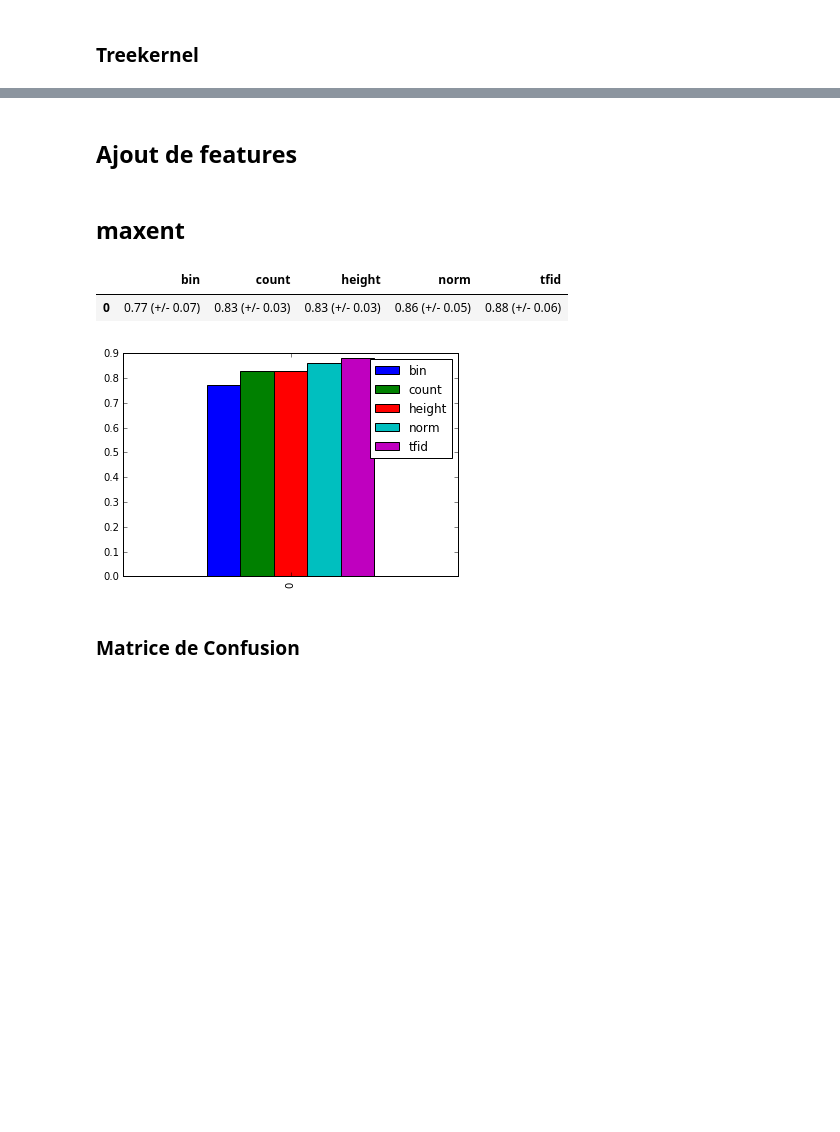
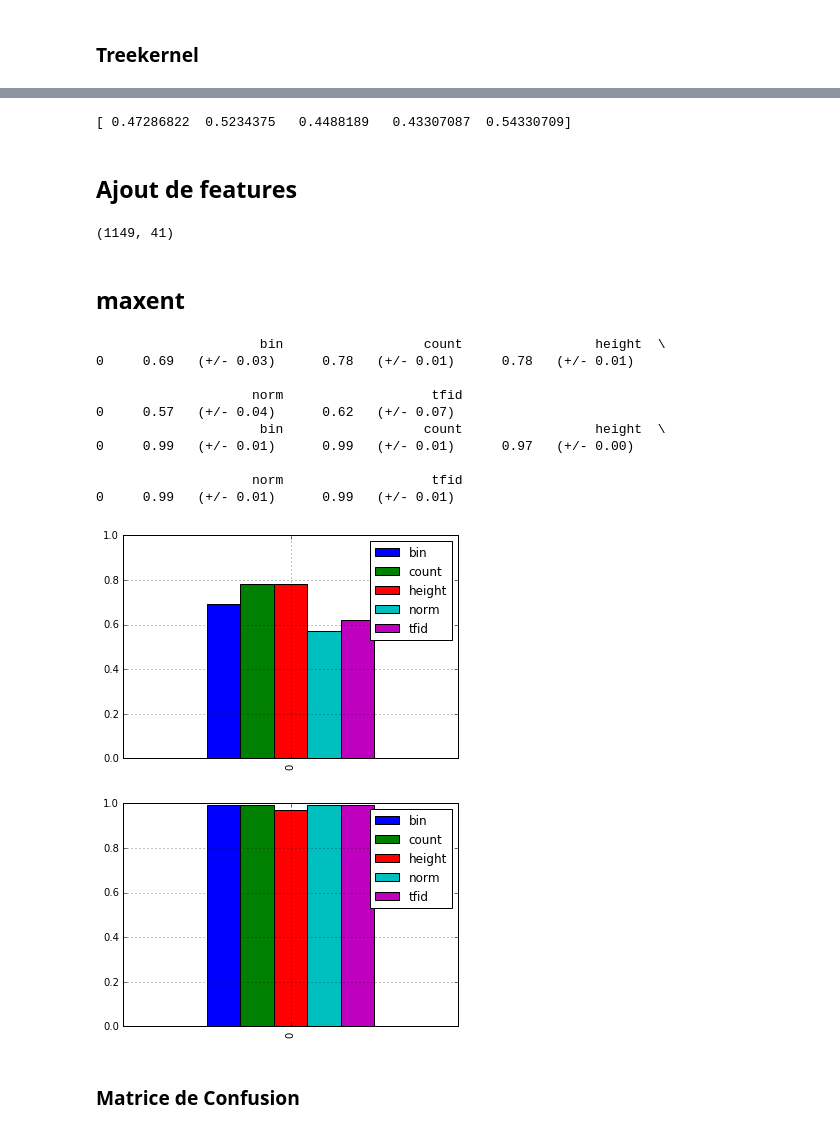
Before and after one commit to emited/discourseAnalysis, a Jupyter notebook: code/experiments.ipynb, the cells around one changed output, grey strips where cells are left out. Cells and saved outputs as stored; diff of their text form; code cells hidden in the pictures; blank space fills up the shorter version.

```diff
--- a/code/experiments.ipynb
+++ b/code/experiments.ipynb
@@ -60,7 +117,7 @@ svm_res
 # %% [markdown]
 ### Introspection du modèle
 # %%
-D = pickle.load(open('../../data/dicts.pkl','r'))
+D = pickle.load(open('../../data/test/dicts.pkl','r'))
 # %%
 svm_lin_clf = svm.SVC(kernel='linear')
 svm_lin_clf.fit(V['count'],y)
@@ -171,7 +229,5 @@ import kernels
 kernels.compute_gram(V_plus,V_plus,kernel=)
 # %% [markdown]
 ### Treekernel
-# %%
-print(K2)
-clf4  = svm.SVC(kernel='precomputed')
-clf4.fit(K2,y)
+# %%
+K_t = pickle.load(open('../../data/test/tree_kernel.pkl'))
@@ -178,30 +239,53 @@ clf4.fit(K2,y)
+# %%
+svm_clf = svm.SVC(kernel="precomputed")
+scores = cross_validation.cross_val_score(svm_clf,K_t[idx][:,idx],y[idx],cv=5)
+d[rep] = "   %0.2f   (+/- %0.2f) " % (scores.mean(), scores.std() * 2)
+print scores
+# %% [output]
+[ 0.47286822  0.5234375   0.4488189   0.43307087  0.54330709]
 # %% [markdown]
 ## Ajout de features
 # %%
 V_pos_norm = pickle.load(open('../data/pos_tags/pos_norm_vects.pkl',"r"))
+# %%
+V_pos_norm.shape
+# %% [output]
+(1149, 41)
 # %% [markdown]
 ## maxent
 # %%
 from sklearn import linear_model
+for c in np.linspace(0,20,2):
+    V_plus = {}
+    for key in V.keys():
+        V_plus[key] = np.hstack((V[key],c*V_pos_norm))
+        #V_plus[key] = np.hstack((np.zeros((V[key].shape)),V_pos_norm))
 
-V_plus = {}
-for key in V.keys():
-    V_plus[key] = np.hstack((V[key],V_pos_norm))
-
-results = []
-d = {}
-for rep in representations:
-    maxent = linear_model.LogisticRegression()
-    scores = cross_validation.cross_val_score(maxent,V_plus[rep][idx],y[idx],cv=5)
-    d[rep] = "   %0.2f   (+/- %0.2f) " % (scores.mean(), scores.std() * 2)
-results.append(d)
-maxent_res = pd.DataFrame(results,index=None)
-plot_df(maxent_res)
-maxent_res
+    results = []
+    d = {}
+    for rep in representations:
+        maxent = linear_model.LogisticRegression()
+        #np.random.shuffle(range(len(V_plus)))
+        #V_plus[rep][]
+        scores = cross_validation.cross_val_score(maxent,V_plus[rep][idx],y[idx],cv=2)
+        d[rep] = "   %0.2f   (+/- %0.2f) " % (scores.mean(), scores.std() * 2)
+    results.append(d)
+    maxent_res = pd.DataFrame(results,index=None)
+    plot_df(maxent_res)
+    print maxent_res
 # %% [output]
-|  | bin | count | height | norm | tfid |
-| 0 | 0.77 (+/- 0.07) | 0.83 (+/- 0.03) | 0.83 (+/- 0.03) | 0.86 (+/- 0.05) | 0.88 (+/- 0.06) |
+                     bin                  count                 height  \
+0     0.69   (+/- 0.03)      0.78   (+/- 0.01)      0.78   (+/- 0.01)
+
+                    norm                   tfid
+0     0.57   (+/- 0.04)      0.62   (+/- 0.07)
+                     bin                  count                 height  \
+0     0.99   (+/- 0.01)      0.99   (+/- 0.01)      0.97   (+/- 0.00)
+
+                    norm                   tfid
+0     0.99   (+/- 0.01)      0.99   (+/- 0.01)
-[figure, old version]
+[figure, new version]
+[figure, added]
 # %% [markdown]
 ### Matrice de Confusion
 # %%
```
Also changed, not shown: parts of 14 cells of this notebook, 2 other files.
